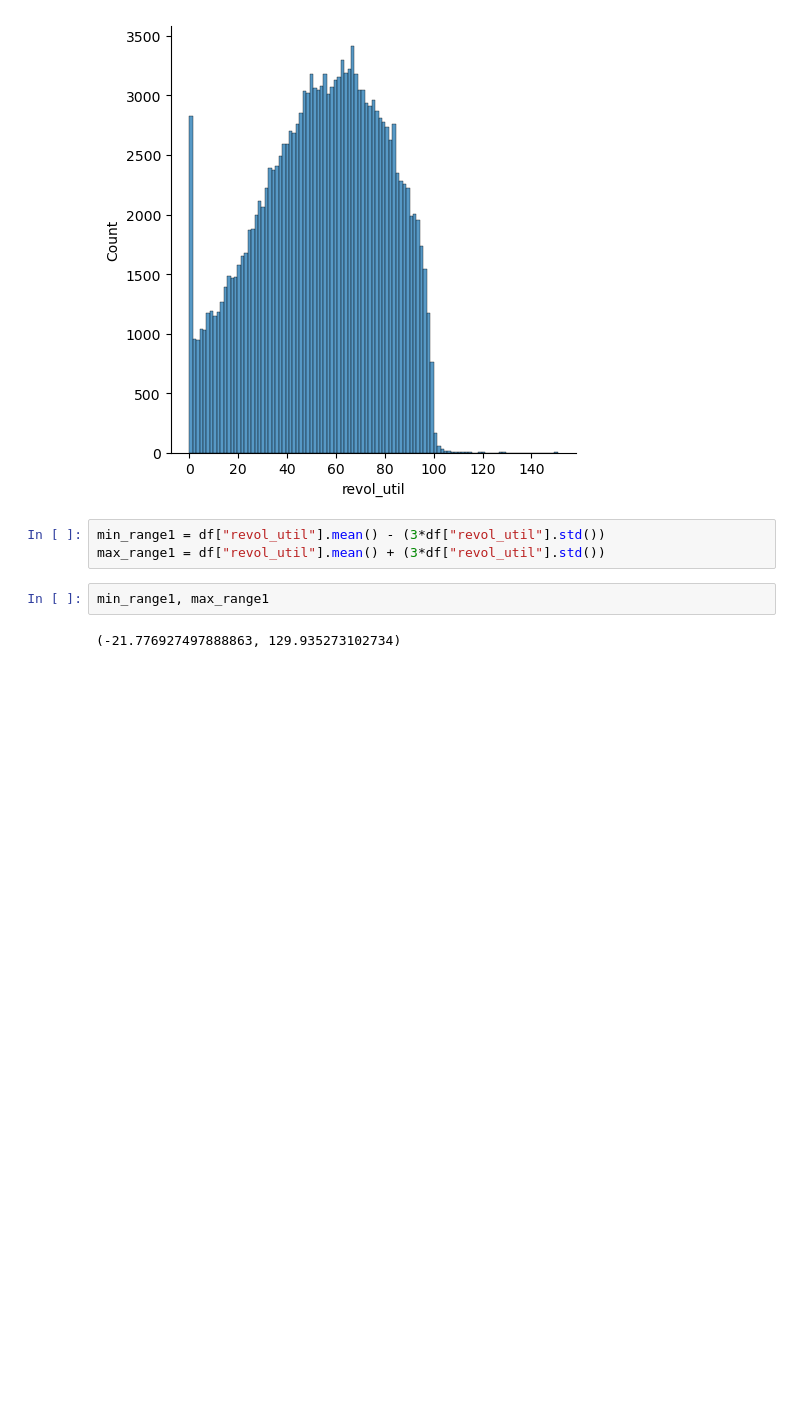
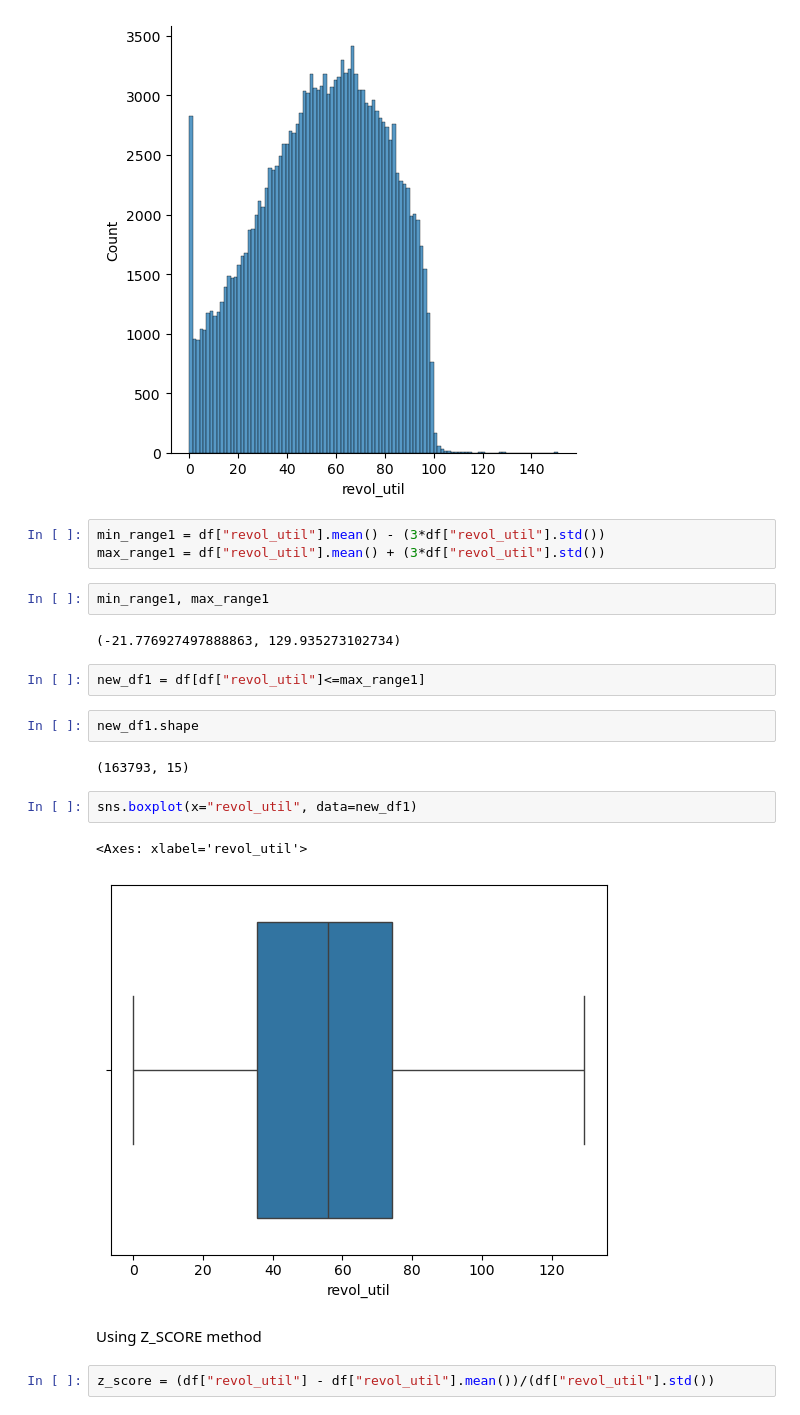
Before and after one commit to RDX-Rudra/Python-World, a Jupyter notebook: ML/Data_Handling/outlier.ipynb, the cells around one changed output. Cells and saved outputs as stored; diff of their text form; blank space fills up the shorter version.

```diff
--- a/ML/Data_Handling/outlier.ipynb
+++ b/ML/Data_Handling/outlier.ipynb
@@ -134,3 +134,18 @@ max_range1 = df["revol_util"].mean() + (3*df["revol_util"].std())
 min_range1, max_range1
 # %% [output]
 (-21.776927497888863, 129.935273102734)
+# %%
+new_df1 = df[df["revol_util"]<=max_range1]
+# %%
+new_df1.shape
+# %% [output]
+(163793, 15)
+# %%
+sns.boxplot(x="revol_util", data=new_df1)
+# %% [output]
+<Axes: xlabel='revol_util'>
+[figure, added]
+# %% [markdown]
+Using Z_SCORE method
+# %%
+z_score = (df["revol_util"] - df["revol_util"].mean())/(df["revol_util"].std())
```
Also changed, not shown: parts of 3 cells of this notebook, 1 other file.
